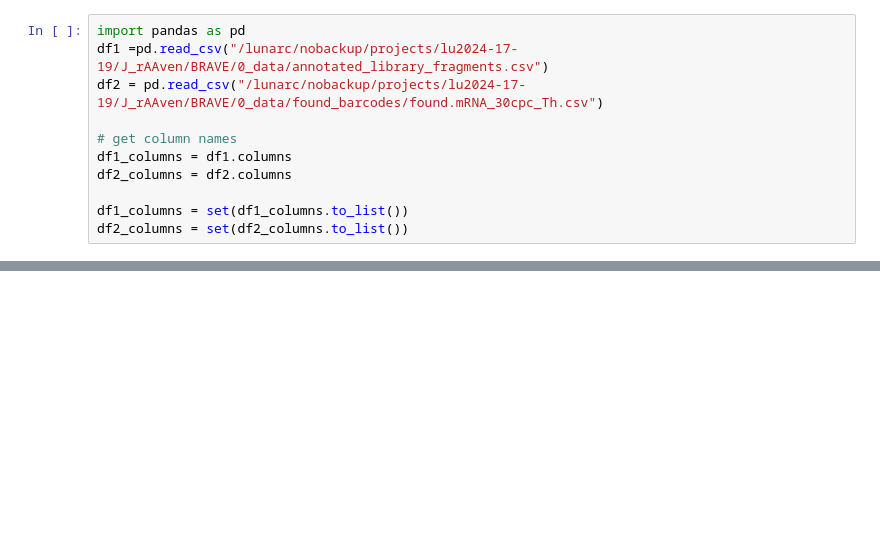
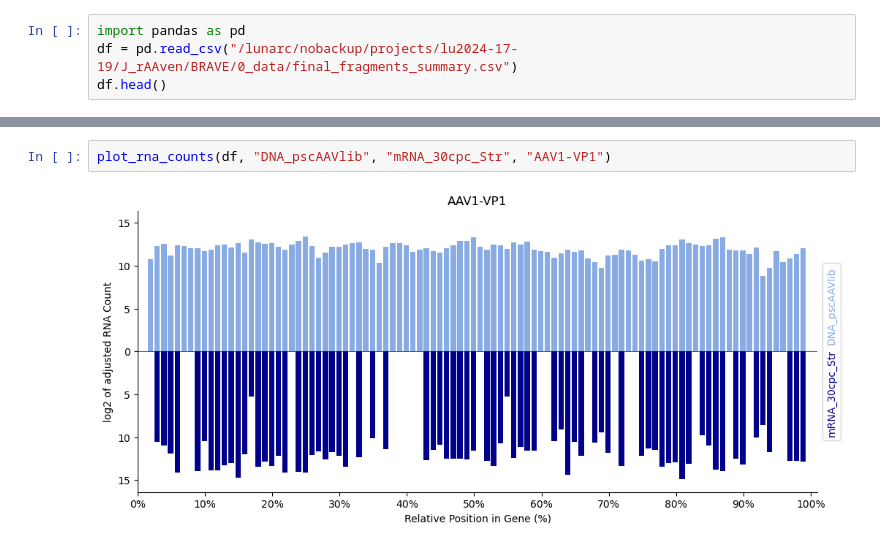
Before and after one commit to JaSt17/raaven_Pipeline, a Jupyter notebook: Python_Scripts/test.ipynb, the cells around one changed output, grey strips where cells are left out. Drawn from its saved outputs; the diff is of its cells as text; blank space fills up the shorter version.

Commit message:
Finished S7. Result is now the final fragment output file which holds all infomation for further data analyis

```diff
--- a/Python_Scripts/test.ipynb
+++ b/Python_Scripts/test.ipynb
@@ -107,12 +1,5 @@ df.to_csv("/lunarc/nobackup/projects/lu2024-17-19/J_rAAven/BRAVE/input/load_list
 # %%
 import pandas as pd
-df1 =pd.read_csv("/lunarc/nobackup/projects/lu2024-17-19/J_rAAven/BRAVE/0_data/annotated_library_fragments.csv")
-df2 = pd.read_csv("/lunarc/nobackup/projects/lu2024-17-19/J_rAAven/BRAVE/0_data/found_barcodes/found.mRNA_30cpc_Th.csv")
-
-# get column names
-df1_columns = df1.columns
-df2_columns = df2.columns
-
-df1_columns = set(df1_columns.to_list())
-df2_columns = set(df2_columns.to_list())
+df = pd.read_csv("/lunarc/nobackup/projects/lu2024-17-19/J_rAAven/BRAVE/0_data/final_fragments_summary.csv")
+df.head()
 # %% [output]
@@ -152,0 +158,4 @@ True
+# %%
+plot_rna_counts(df, "DNA_pscAAVlib", "mRNA_30cpc_Str", "AAV1-VP1")
+# %% [output]
+[figure, added]
```
Also changed, not shown: parts of 15 cells of this notebook, 4 other files.
